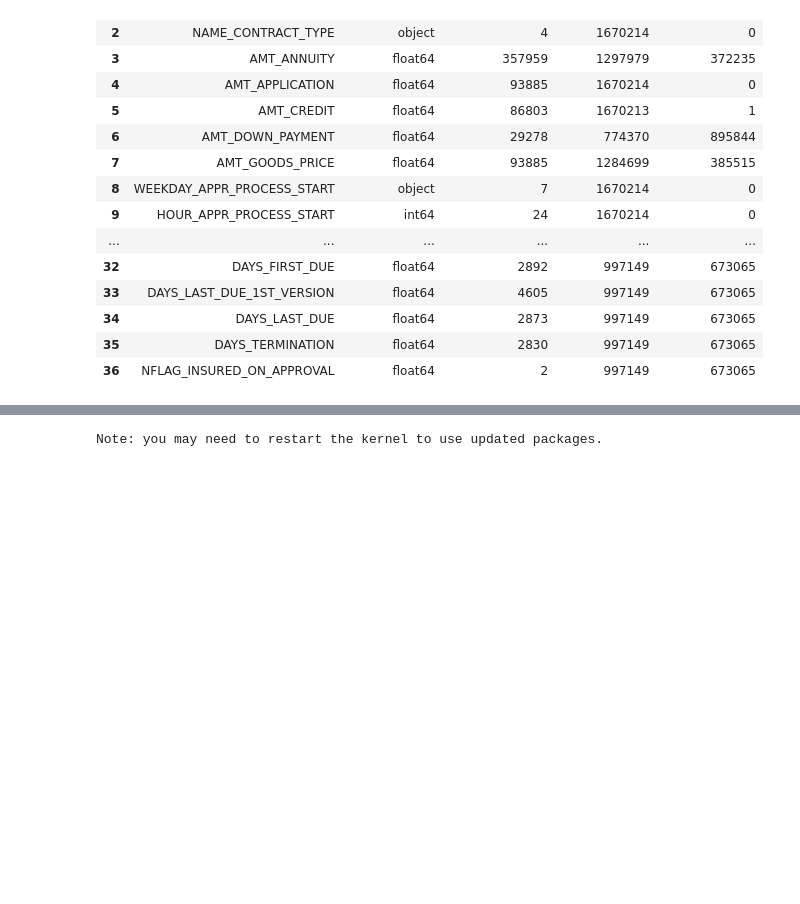
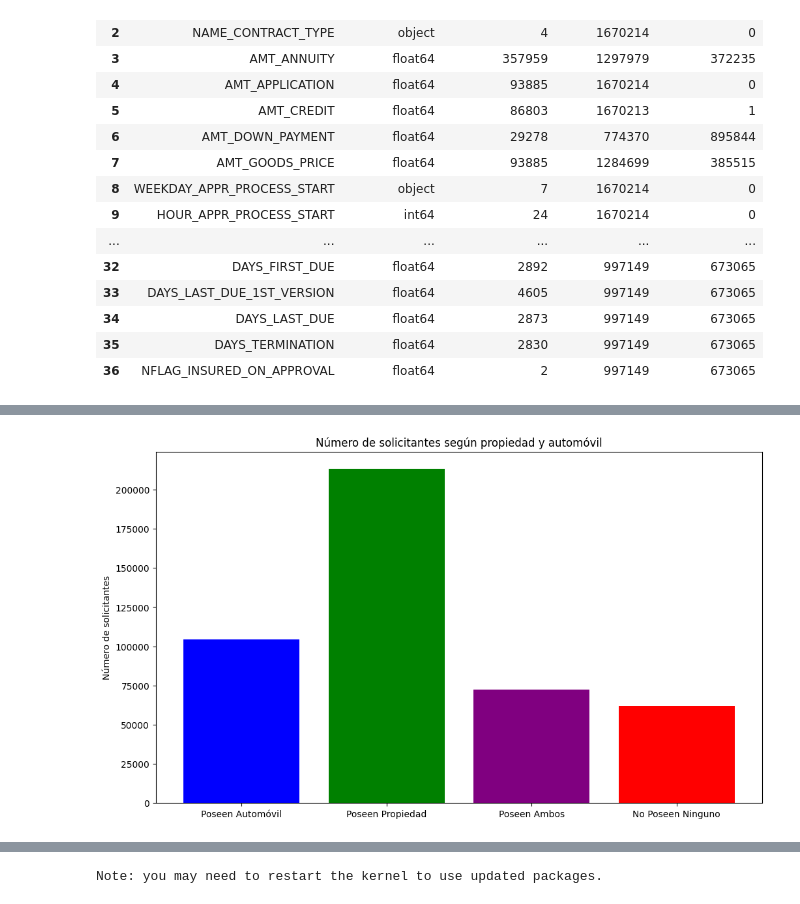
Before and after one commit to davidsosaolea/Home_Credit_Default_Risk, a Jupyter notebook: EDA_Home_Credit_Default_Risk.ipynb, the cells around one changed output, grey strips where cells are left out. Drawn from its saved outputs; the diff is of its cells as text; code cells hidden in the pictures; blank space fills up the shorter version.

```diff
--- a/EDA_Home_Credit_Default_Risk.ipynb
+++ b/EDA_Home_Credit_Default_Risk.ipynb
@@ -164,0 +218,19 @@ obtener_resumen_valores_unicos(previous_application)
+# %%
+# Calcular el número de solicitantes que poseen un automóvil y/o una propiedad
+autos = df[df['FLAG_OWN_CAR'] == 'Y'].shape[0]
+propiedad = df[df['FLAG_OWN_REALTY'] == 'Y'].shape[0]
+ambos = df[(df['FLAG_OWN_CAR'] == 'Y') & (df['FLAG_OWN_REALTY'] == 'Y')].shape[0]
+ninguno = df[(df['FLAG_OWN_CAR'] == 'N') & (df['FLAG_OWN_REALTY'] == 'N')].shape[0]
+
+# Crear una lista con los valores y las etiquetas
+valores = [autos, propiedad, ambos, ninguno]
+etiquetas = ['Poseen Automóvil', 'Poseen Propiedad', 'Poseen Ambos', 'No Poseen Ninguno']
+
+# Crear el gráfico de barras
+plt.figure(figsize=(12, 7))
+plt.bar(etiquetas, valores, color=['blue', 'green', 'purple', 'red'])
+plt.title('Número de solicitantes según propiedad y automóvil')
+plt.ylabel('Número de solicitantes')
+plt.show()
+# %% [output]
+[figure, added]
```
Also changed, not shown: parts of 9 cells of this notebook.
